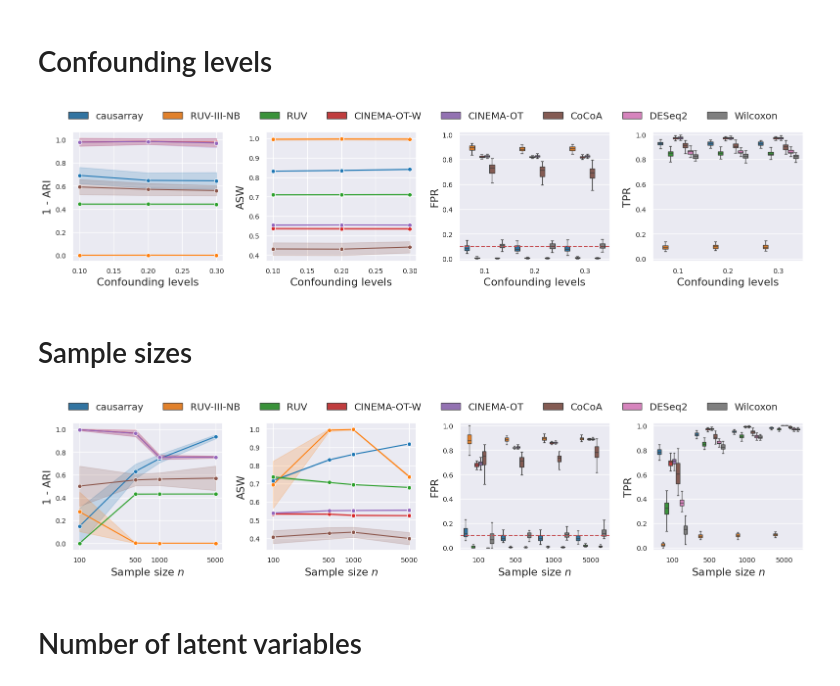
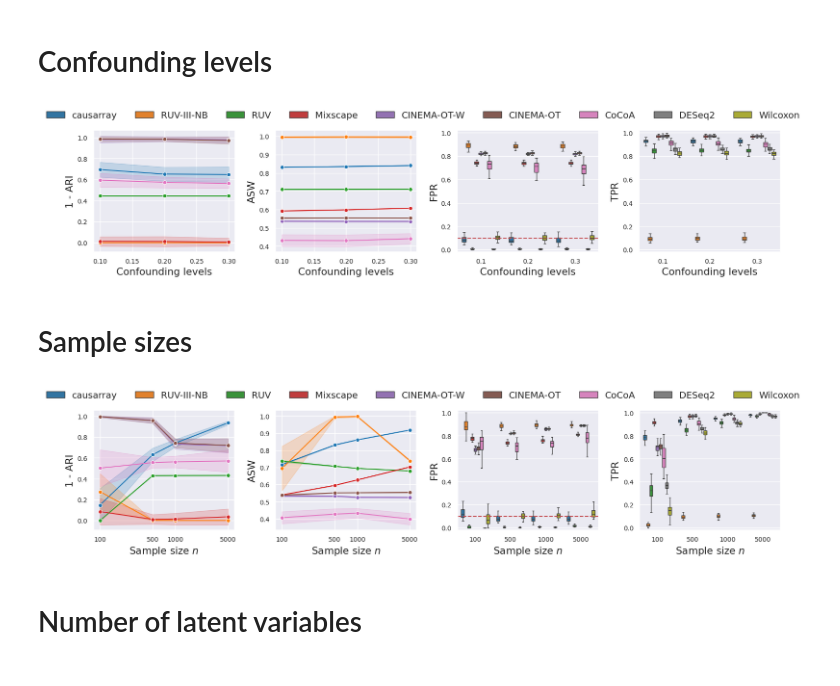
Before and after one commit to jaydu1/causarray, a Jupyter notebook: paper/simu_nb/Plot.ipynb, the cells around one changed output. Cells and saved outputs as stored; diff of their text form; code cells hidden in the pictures.

```diff
--- a/paper/simu_nb/Plot.ipynb
+++ b/paper/simu_nb/Plot.ipynb
@@ -19,7 +19,7 @@ def legend_title_left(leg):
     c._children = [hpack]
     hpack._children = [title] + hpack.get_children()
 
-method_list = ['causarray', 'RUV-III-NB', 'RUV', 'CINEMA-OT-W', 'CINEMA-OT', 'CoCoA', 'DESeq2', 'Wilcoxon']
+method_list = ['causarray', 'RUV-III-NB', 'RUV', 'Mixscape', 'CINEMA-OT-W', 'CINEMA-OT', 'CoCoA', 'DESeq2', 'Wilcoxon']
 palette = sns.color_palette()[:len(method_list)]
 hue_order = {i:c for i,c in zip(method_list, palette) }
 # %% [markdown]
@@ -45,7 +45,7 @@ for noise in [0.1,0.2,0.3]:
 r_list = [4]
 n_list = [500]
 method_name = {
-    'wilc':'Wilcoxon', 'DESeq':'DESeq2', 'cocoa':'CoCoA', 'cinemaot':'CINEMA-OT', 'cinemaotw':'CINEMA-OT-W',
+    'wilc':'Wilcoxon', 'DESeq':'DESeq2', 'cocoa':'CoCoA', 'cinemaot':'CINEMA-OT', 'cinemaotw':'CINEMA-OT-W', 'mixscape':'Mixscape',
     }
 
 method_name.update(
@@ -73,34 +73,34 @@ sns.set(font_scale=1.3)
 fig, axes = plt.subplots(1,4, figsize=(16,4), sharex=False, sharey=False)
 for j, metric in enumerate(['FPR', 'TPR']):
     sns.boxplot(data=df_test, x='noise', y=metric, hue='method', hue_order=hue_order,
         ax=axes[j+2], palette=palette, showfliers=False)
 
 for j, metric in enumerate(['ARI', 'ASW']):
     sns.lineplot(data=df_cf, x='noise', y=metric, hue='method', hue_order=hue_order,
         ax=axes[j], palette=palette, marker='o', errorbar='sd')
 
 axes[0].set_ylabel('1 - ARI')
 axes[2].axhline(0.1, color='r', linestyle='--')
 lines_labels = [ax.get_legend_handles_labels() for ax in [axes[-1]]]
 handles, labels = [sum(lol, []) for lol in zip(*lines_labels)]
 
 
 for j in range(4):
     if j>1:
         axes[j].set_ylim(-0.02,1.02)
     axes[j].get_legend().remove()
     axes[j].tick_params(axis='both', which='major', labelsize=10)
     axes[j].set_xlabel('Confounding levels')
 legend = fig.legend(handles=handles, labels=labels,
                     loc=9, ncol=10, title=None, frameon=False)
 legend_title_left(legend)
 
 fig.tight_layout()
 fig.subplots_adjust(top=0.85)
 
 plt.savefig(path_base + 'results/simu_nb_d_{}_r_{}.pdf'.format(d,r), bbox_inches='tight', pad_inches=0, dpi=300)
 # %% [output]
-[figure, old version]
+[figure, new version]
 # %% [markdown]
 # Sample sizes
 # %%
@@ -113,7 +113,7 @@ df_cf = pd.read_csv(path_base+'results/result{}_deconfound.csv'.format(ind))
 r_list = [4]
 n_list = [100, 500, 1000, 5000]
 method_name = {
-    'wilc':'Wilcoxon', 'DESeq':'DESeq2', 'cocoa':'CoCoA', 'cinemaot':'CINEMA-OT', 'cinemaotw':'CINEMA-OT-W',
+    'wilc':'Wilcoxon', 'DESeq':'DESeq2', 'cocoa':'CoCoA', 'cinemaot':'CINEMA-OT', 'cinemaotw':'CINEMA-OT-W', 'mixscape':'Mixscape',
     }
 
 method_name.update(
@@ -171,7 +171,7 @@ fig.subplots_adjust(top=0.85)
 
 plt.savefig(path_base + 'results/simu_nb{}.pdf'.format(ind), bbox_inches='tight', pad_inches=0, dpi=300)
 # %% [output]
-[figure, old version]
+[figure, new version]
 # %% [markdown]
 # Number of latent variables
 # %%
```
Also changed, not shown: parts of 1 cell of this notebook, 3 other files.
